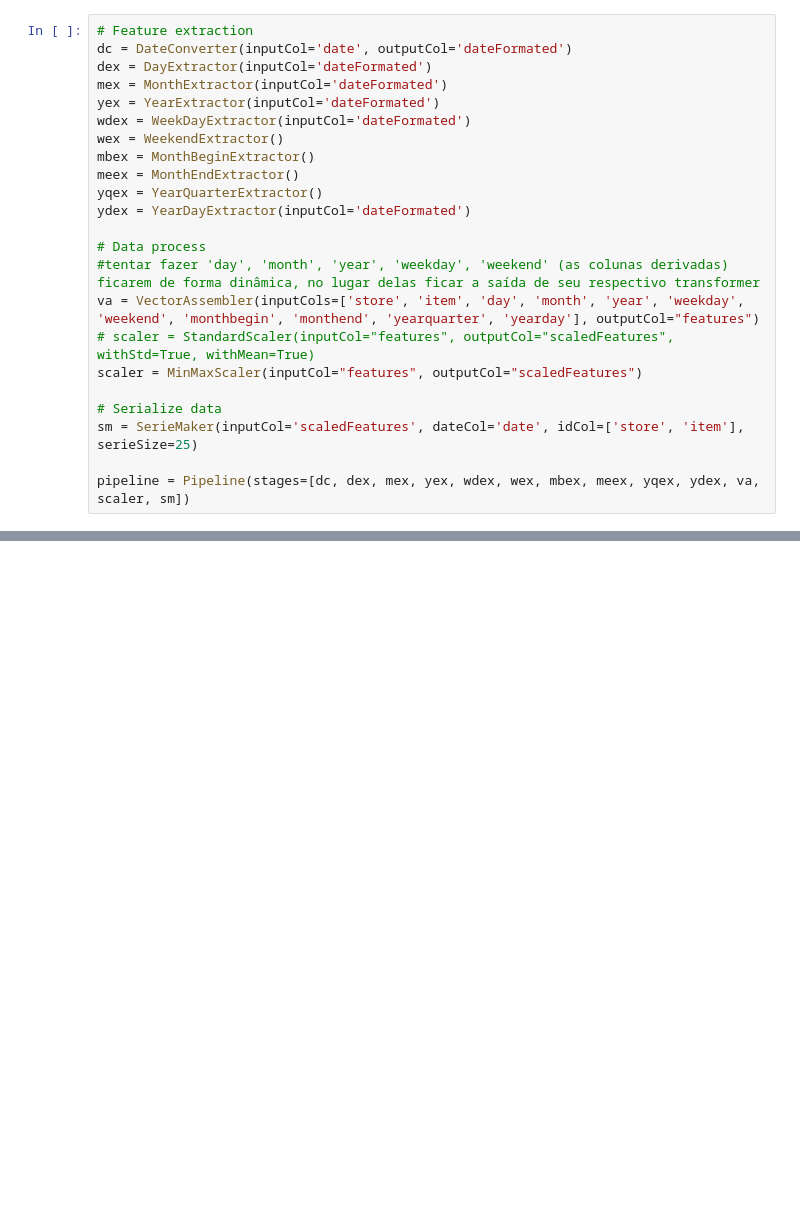
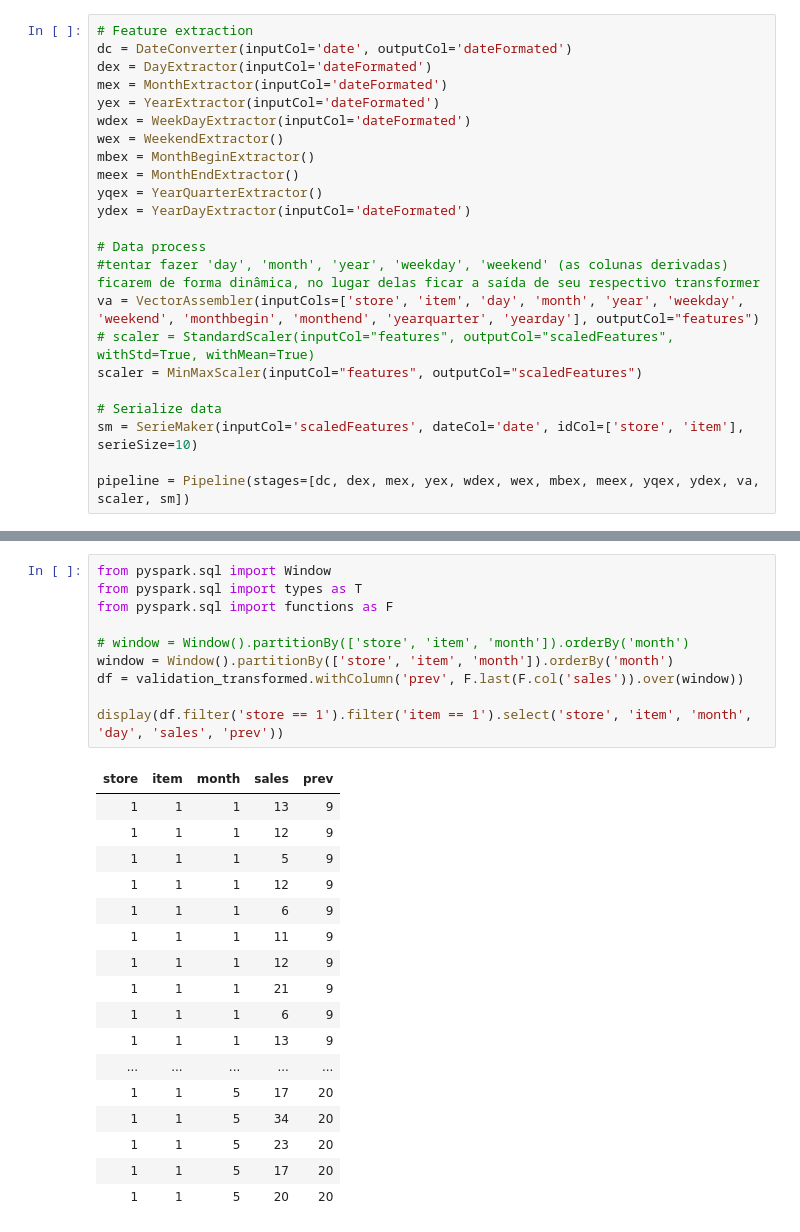
Before and after one commit to dimitreOliveira/StoreItemDemand, a Jupyter notebook: Spark/prepare data.ipynb, the cells around one changed output, grey strips where cells are left out. Drawn from its saved outputs; the diff is of its cells as text; blank space fills up the shorter version.

```diff
--- a/Spark/prepare data.ipynb
+++ b/Spark/prepare data.ipynb
@@ -46,7 +46,7 @@ va = VectorAssembler(inputCols=['store', 'item', 'day', 'month', 'year', 'weekda
 scaler = MinMaxScaler(inputCol="features", outputCol="scaledFeatures")
 
 # Serialize data
-sm = SerieMaker(inputCol='scaledFeatures', dateCol='date', idCol=['store', 'item'], serieSize=25)
+sm = SerieMaker(inputCol='scaledFeatures', dateCol='date', idCol=['store', 'item'], serieSize=10)
 
 pipeline = Pipeline(stages=[dc, dex, mex, yex, wdex, wex, mbex, meex, yqex, ydex, va, scaler, sm])
 # %% [output]
@@ -97,3 +97,31 @@ print('Validation transformed: %s' % validation_transformed.count())
 print('Test transformed: %s' % test_transformed.count())
 # %% [output]
 [interactive output not drawn]
+# %%
+from pyspark.sql import Window
+from pyspark.sql import types as T
+from pyspark.sql import functions as F
+
+# window = Window().partitionBy(['store', 'item', 'month']).orderBy('month')
+window = Window().partitionBy(['store', 'item', 'month']).orderBy('month')
+df = validation_transformed.withColumn('prev', F.last(F.col('sales')).over(window))
+
+display(df.filter('store == 1').filter('item == 1').select('store', 'item', 'month', 'day', 'sales', 'prev'))
+# %% [output]
+| store | item | month | sales | prev |
+| 1 | 1 | 1 | 13 | 9 |
+| 1 | 1 | 1 | 12 | 9 |
+| 1 | 1 | 1 | 5 | 9 |
+| 1 | 1 | 1 | 12 | 9 |
+| 1 | 1 | 1 | 6 | 9 |
+| 1 | 1 | 1 | 11 | 9 |
+| 1 | 1 | 1 | 12 | 9 |
+| 1 | 1 | 1 | 21 | 9 |
+| 1 | 1 | 1 | 6 | 9 |
+| 1 | 1 | 1 | 13 | 9 |
+| ... | ... | ... | ... | ... |
+| 1 | 1 | 5 | 17 | 20 |
+| 1 | 1 | 5 | 34 | 20 |
+| 1 | 1 | 5 | 23 | 20 |
+| 1 | 1 | 5 | 17 | 20 |
+| 1 | 1 | 5 | 20 | 20 |
```
Also changed, not shown: parts of 3 cells of this notebook, 4 other files.
